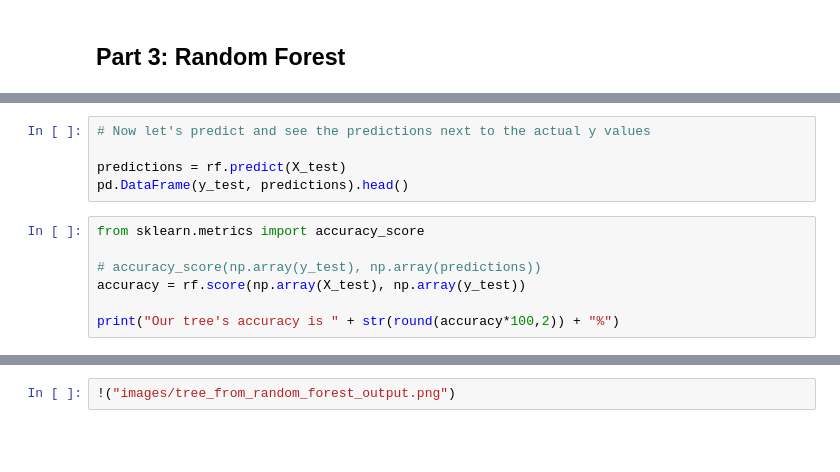
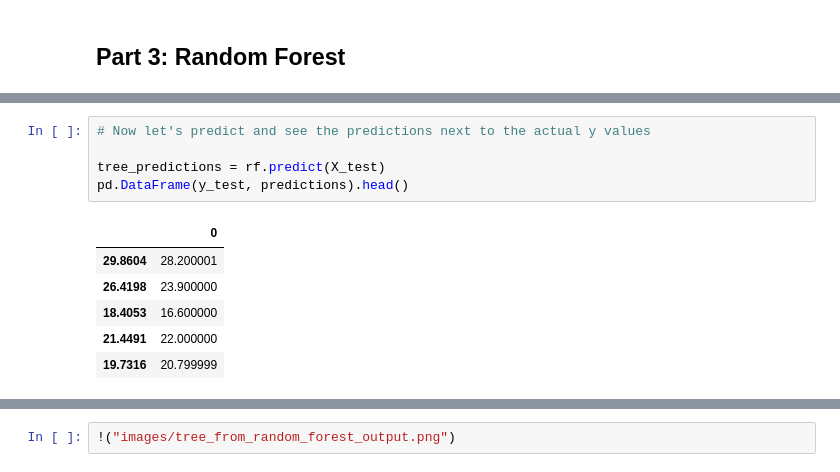
Before and after one commit to tmsharp/random_forest, a Jupyter notebook: Predicting Boston Housing Prices using Random Forest.ipynb, the cells around one changed output, grey strips where cells are left out. Saved outputs shown, nothing was run; the diff lists cells and outputs as text; blank space fills up the shorter version.

```diff
--- a/Predicting Boston Housing Prices using Random Forest.ipynb
+++ b/Predicting Boston Housing Prices using Random Forest.ipynb
@@ -326,12 +353,12 @@ rf.fit(X_train, y_train)
 # %%
 # Now let's predict and see the predictions next to the actual y values
 
-predictions = rf.predict(X_test)
+tree_predictions = rf.predict(X_test)
 pd.DataFrame(y_test, predictions).head()
+# %% [output]
+|  | 0 |
+| 29.8604 | 28.200001 |
+| 26.4198 | 23.900000 |
+| 18.4053 | 16.600000 |
+| 21.4491 | 22.000000 |
+| 19.7316 | 20.799999 |
-# %%
-from sklearn.metrics import accuracy_score
-
-# accuracy_score(np.array(y_test), np.array(predictions))
-accuracy = rf.score(np.array(X_test), np.array(y_test))
-
-print("Our tree's accuracy is " + str(round(accuracy*100,2)) + "%")
```
Also changed, not shown: parts of 18 cells of this notebook.
